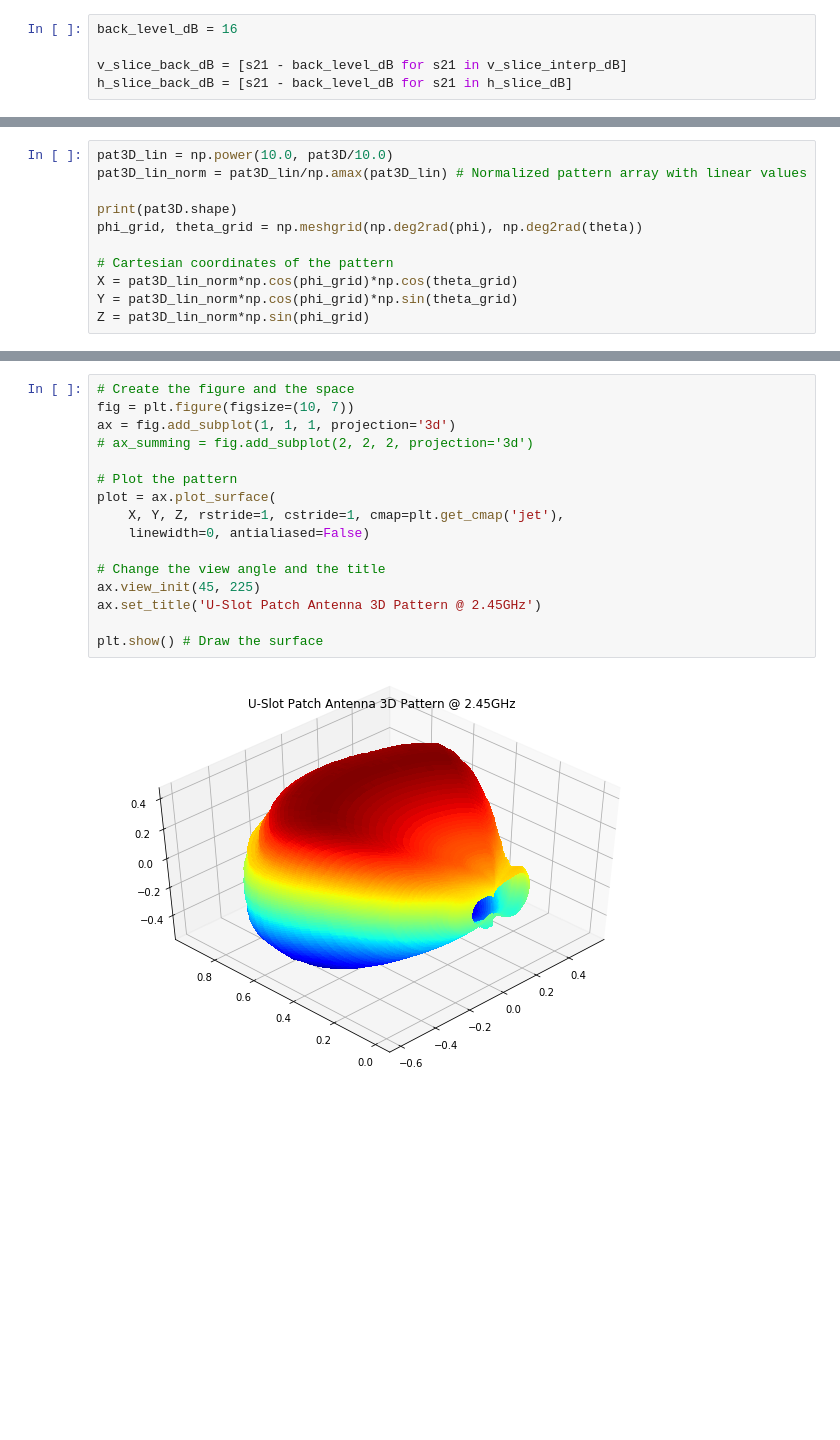
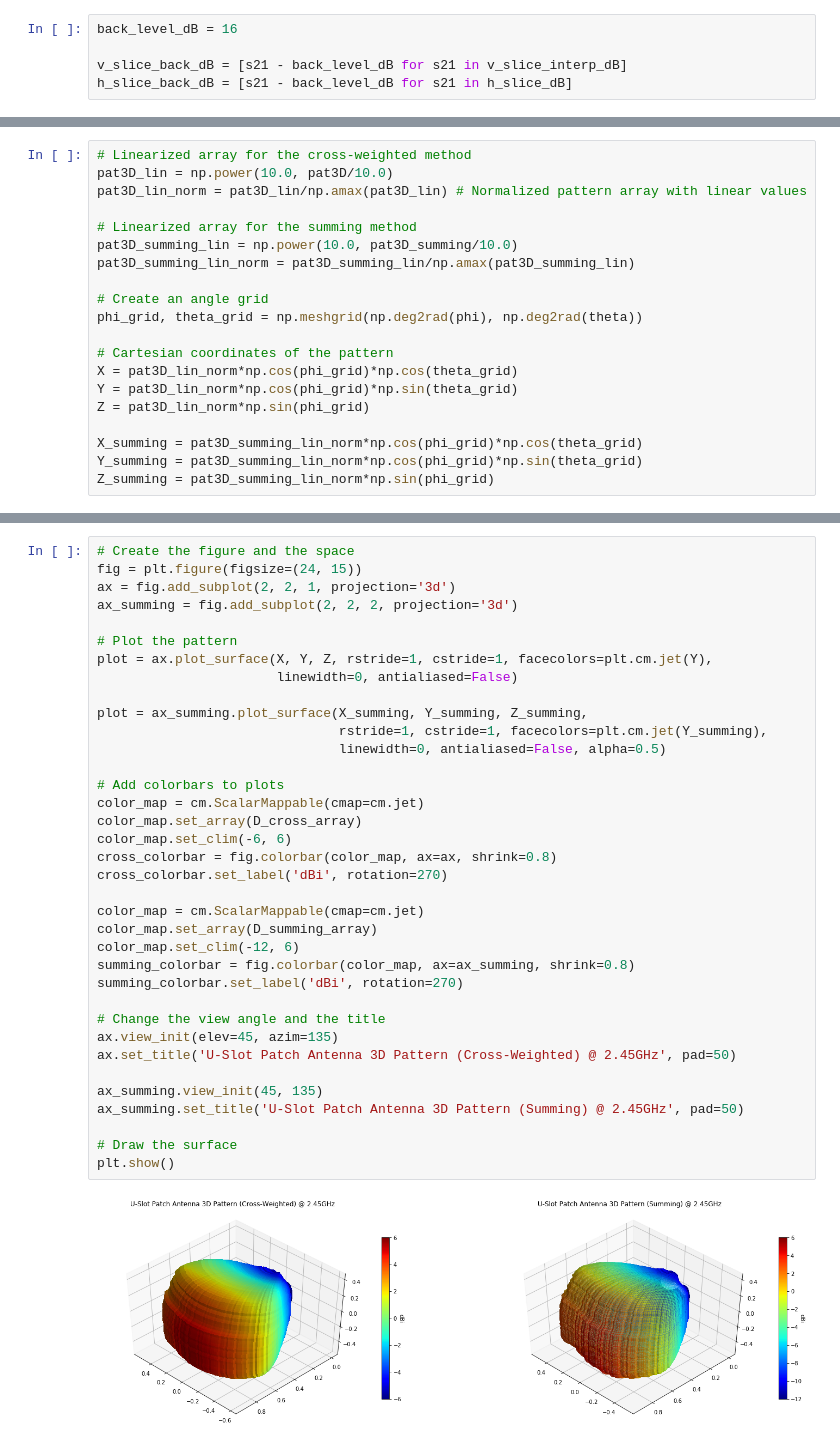
Before and after one commit to AcubeSAT/satellite-s-band-antenna, a Jupyter notebook: Anechoic Chamber Tests/Patch_Antenna_Directivity.ipynb, the cells around one changed output, grey strips where cells are left out. Cells and saved outputs as stored; diff of their text form; blank space fills up the shorter version.

Commit message:
Fixed wrong colormap orientation

```diff
--- a/Anechoic Chamber Tests/Patch_Antenna_Directivity.ipynb
+++ b/Anechoic Chamber Tests/Patch_Antenna_Directivity.ipynb
@@ -108,13 +132,22 @@ $$Y = R\cos{\phi}\sin{\theta}$$
 $$Z = R\sin{\theta}$$
 with $R = \text{pat3D_lin}$, $\phi = \text{phi_grid}$ and $\theta = \text{theta_grid}$.
 # %%
+# Linearized array for the cross-weighted method
 pat3D_lin = np.power(10.0, pat3D/10.0)
 pat3D_lin_norm = pat3D_lin/np.amax(pat3D_lin) # Normalized pattern array with linear values
 
-print(pat3D.shape)
+# Linearized array for the summing method
+pat3D_summing_lin = np.power(10.0, pat3D_summing/10.0)
+pat3D_summing_lin_norm = pat3D_summing_lin/np.amax(pat3D_summing_lin)
+
+# Create an angle grid
 phi_grid, theta_grid = np.meshgrid(np.deg2rad(phi), np.deg2rad(theta))
 
 # Cartesian coordinates of the pattern
 X = pat3D_lin_norm*np.cos(phi_grid)*np.cos(theta_grid)
 Y = pat3D_lin_norm*np.cos(phi_grid)*np.sin(theta_grid)
 Z = pat3D_lin_norm*np.sin(phi_grid)
+
+X_summing = pat3D_summing_lin_norm*np.cos(phi_grid)*np.cos(theta_grid)
+Y_summing = pat3D_summing_lin_norm*np.cos(phi_grid)*np.sin(theta_grid)
+Z_summing = pat3D_summing_lin_norm*np.sin(phi_grid)
@@ -123,18 +154,38 @@ Z = pat3D_lin_norm*np.sin(phi_grid)
 # %%
 # Create the figure and the space
-fig = plt.figure(figsize=(10, 7))
-ax = fig.add_subplot(1, 1, 1, projection='3d')
-# ax_summing = fig.add_subplot(2, 2, 2, projection='3d')
+fig = plt.figure(figsize=(24, 15))
+ax = fig.add_subplot(2, 2, 1, projection='3d')
+ax_summing = fig.add_subplot(2, 2, 2, projection='3d')
 
 # Plot the pattern
-plot = ax.plot_surface(
-    X, Y, Z, rstride=1, cstride=1, cmap=plt.get_cmap('jet'),
-    linewidth=0, antialiased=False)
+plot = ax.plot_surface(X, Y, Z, rstride=1, cstride=1, facecolors=plt.cm.jet(Y),
+                       linewidth=0, antialiased=False)
+
+plot = ax_summing.plot_surface(X_summing, Y_summing, Z_summing,
+                               rstride=1, cstride=1, facecolors=plt.cm.jet(Y_summing),
+                               linewidth=0, antialiased=False, alpha=0.5)
+
+# Add colorbars to plots
+color_map = cm.ScalarMappable(cmap=cm.jet)
+color_map.set_array(D_cross_array)
+color_map.set_clim(-6, 6)
+cross_colorbar = fig.colorbar(color_map, ax=ax, shrink=0.8)
+cross_colorbar.set_label('dBi', rotation=270)
+
+color_map = cm.ScalarMappable(cmap=cm.jet)
+color_map.set_array(D_summing_array)
+color_map.set_clim(-12, 6)
+summing_colorbar = fig.colorbar(color_map, ax=ax_summing, shrink=0.8)
+summing_colorbar.set_label('dBi', rotation=270)
 
 # Change the view angle and the title
-ax.view_init(45, 225)
-ax.set_title('U-Slot Patch Antenna 3D Pattern @ 2.45GHz')
+ax.view_init(elev=45, azim=135)
+ax.set_title('U-Slot Patch Antenna 3D Pattern (Cross-Weighted) @ 2.45GHz', pad=50)
 
-plt.show() # Draw the surface
+ax_summing.view_init(45, 135)
+ax_summing.set_title('U-Slot Patch Antenna 3D Pattern (Summing) @ 2.45GHz', pad=50)
+
+# Draw the surface
+plt.show()
 # %% [output]
-[figure, old version]
+[figure, new version]
```
Also changed, not shown: parts of 10 cells of this notebook.
